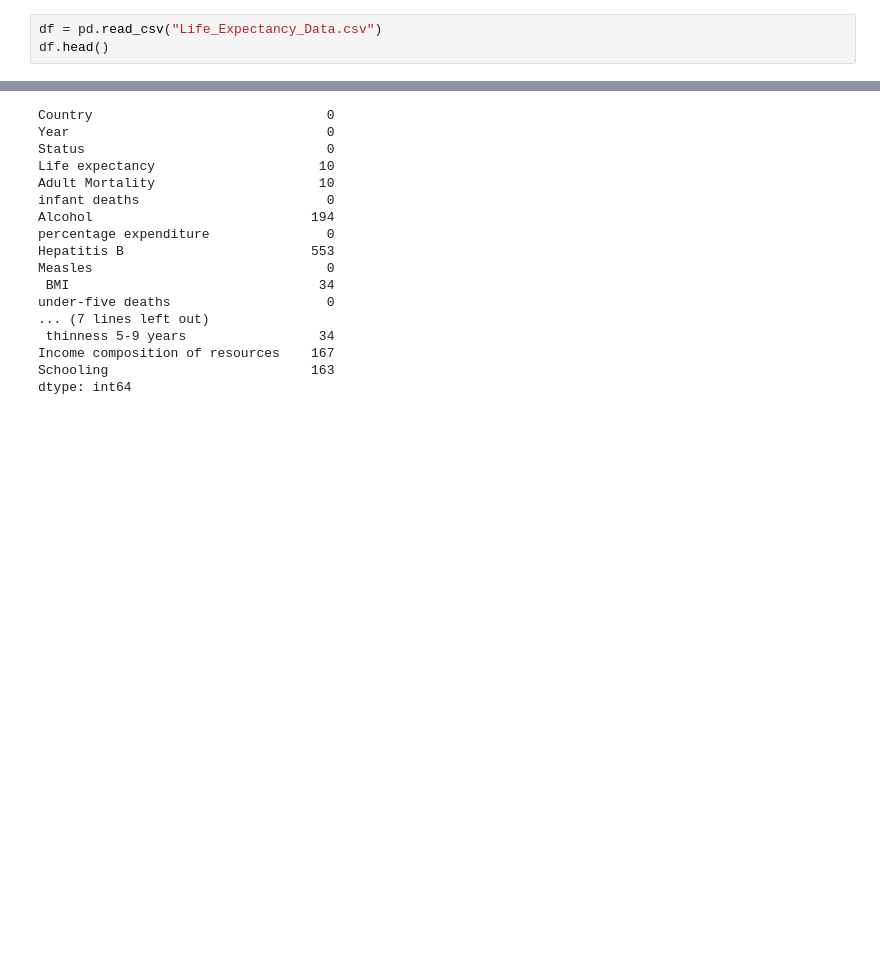
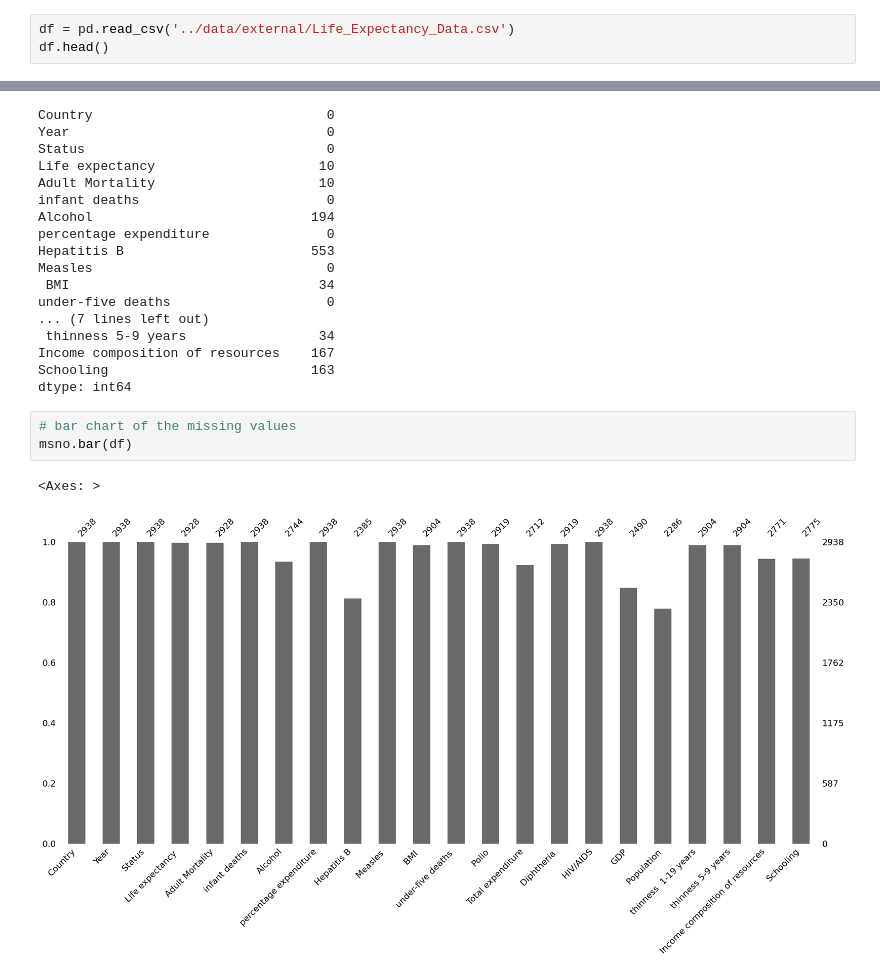
Before and after one commit to Sweetom/sweet, a Jupyter notebook: Life Expectancy/notebooks/FinalProject.ipynb, the cells around one changed output, grey strips where cells are left out. Saved outputs shown, nothing was run; the diff lists cells and outputs as text; blank space fills up the shorter version.

```diff
--- a/Life Expectancy/notebooks/FinalProject.ipynb
+++ b/Life Expectancy/notebooks/FinalProject.ipynb
@@ -3,5 +12,5 @@ import pandas as pd
 # %%
-df = pd.read_csv("Life_Expectancy_Data.csv")
+df = pd.read_csv('../data/external/Life_Expectancy_Data.csv')
 df.head()
 # %% [output]
 |  | Country | Year | Status | Life expectancy | Adult Mortality | infant deaths | Alcohol | ... |
@@ -31,3 +60,9 @@ under-five deaths                    0
 Income composition of resources    167
 Schooling                          163
 dtype: int64
+# %%
+# bar chart of the missing values
+msno.bar(df)
+# %% [output]
+<Axes: >
+[figure, added]
```
Also changed, not shown: parts of 6 cells of this notebook.
